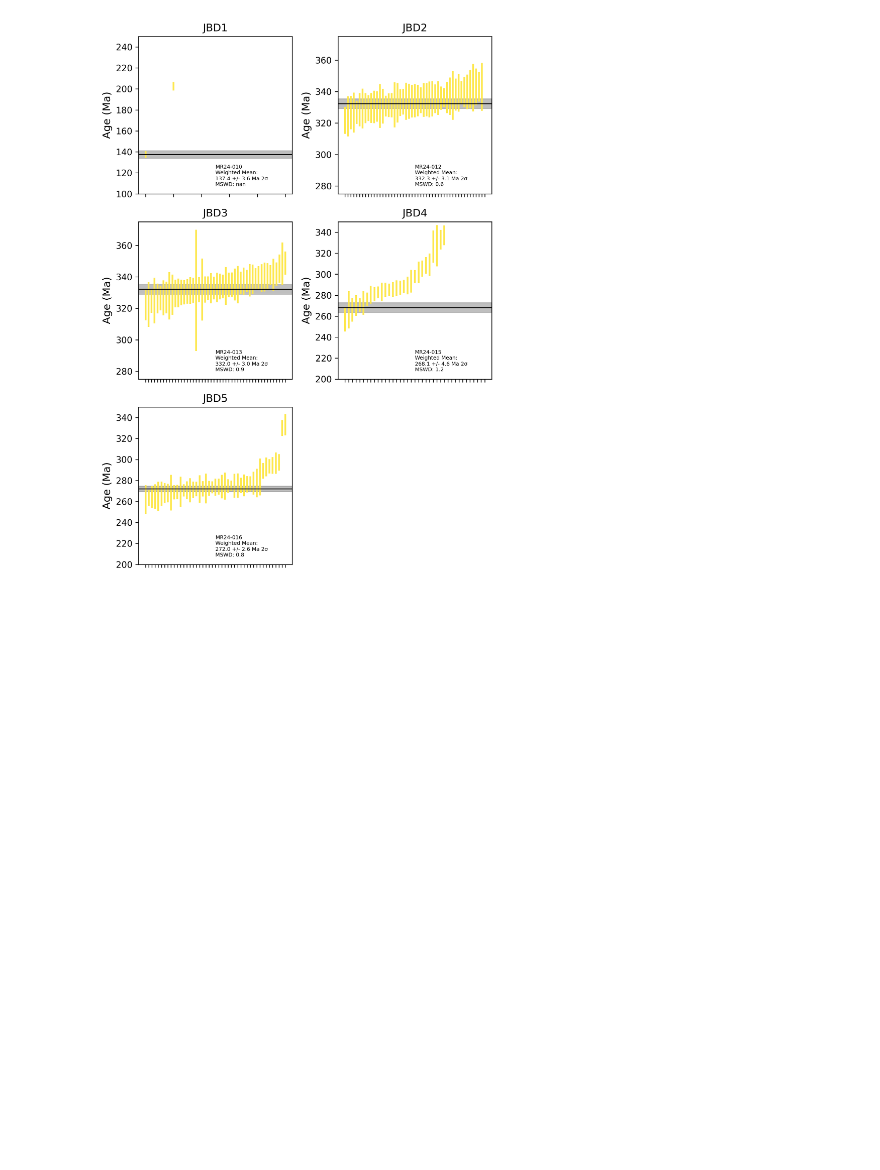
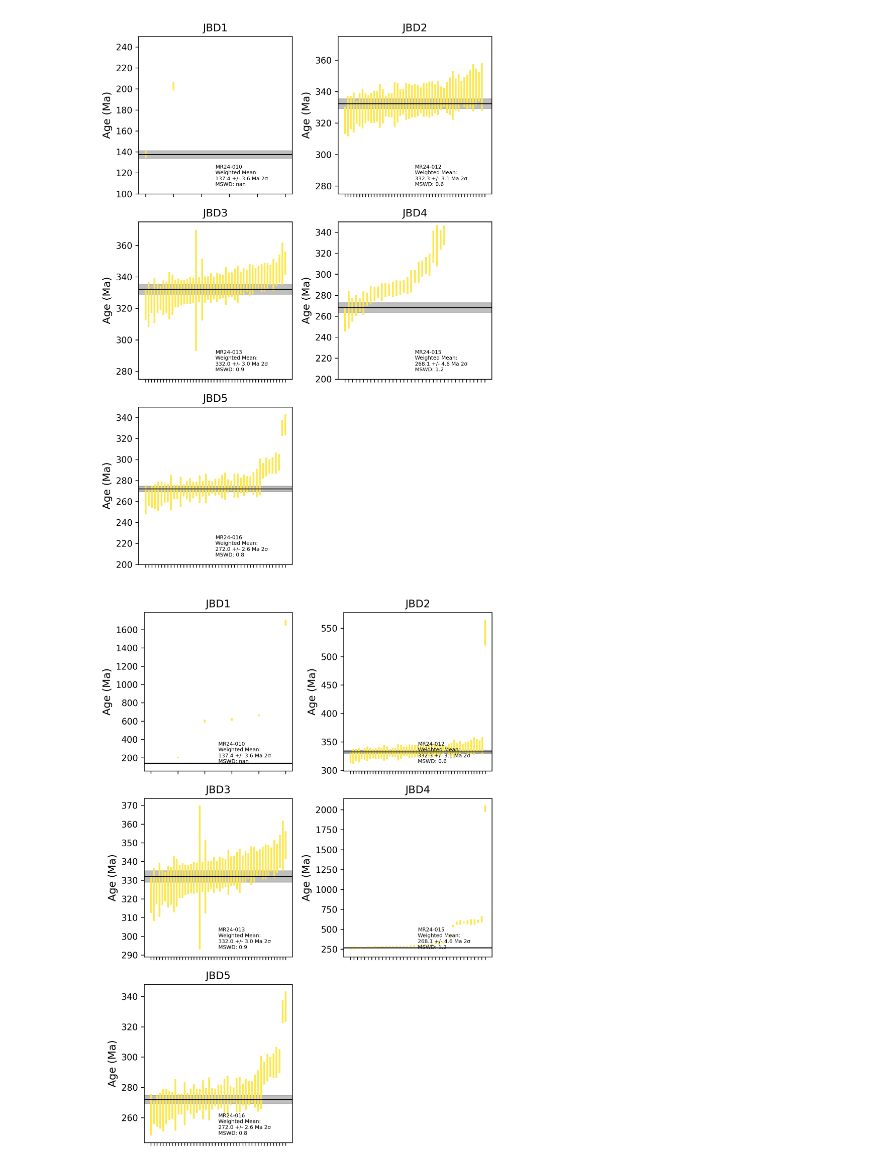
Before and after one commit to dyvasey/dataset-morocco-dz-2024, a Jupyter notebook: process_ig_laserchron.ipynb, the cells around one changed output. Cells and saved outputs as stored; diff of their text form; code cells hidden in the pictures; blank space fills up the shorter version.

```diff
--- a/process_ig_laserchron.ipynb
+++ b/process_ig_laserchron.ipynb
@@ -152,3 +164,25 @@ plt.tight_layout()
 fig.savefig('ig_means.pdf')
 # %% [output]
 [figure]
+# %%
+# Alternative version with no Y-axis cutoffs.
+fig,axs = plt.subplots(3,2,figsize=(6.5,9),dpi=300)
+new_names = ['JBD1','JBD2','JBD3','JBD4','JBD5']
+
+for k,ax in enumerate(axs.flat[:-1]):
+    smp = smps[k]
+    ax.set_title(new_names[k])
+
+    age_df = pd.DataFrame({'Age':smp.bestage,'Error':smp.besterror})
+    age_df.sort_values('Age',inplace=True)
+
+    mda.plot_weighted_mean(ages=age_df['Age'], errors=age_df['Error'], mean=smp.mda,
+                           mean_error=smp.mda_err, mswd=smp.mda_mswd, ax=ax,
+                           err_linewidth=2,annotate_location=(0.5,0.05),
+                           color='#FDE74C', label=smp.name)
+
+axs.flat[-1].axis('off')
+plt.tight_layout()
+fig.savefig('ig_means_alt.pdf')
+# %% [output]
+[figure, added]
```
Also changed, not shown: parts of 2 cells of this notebook.
